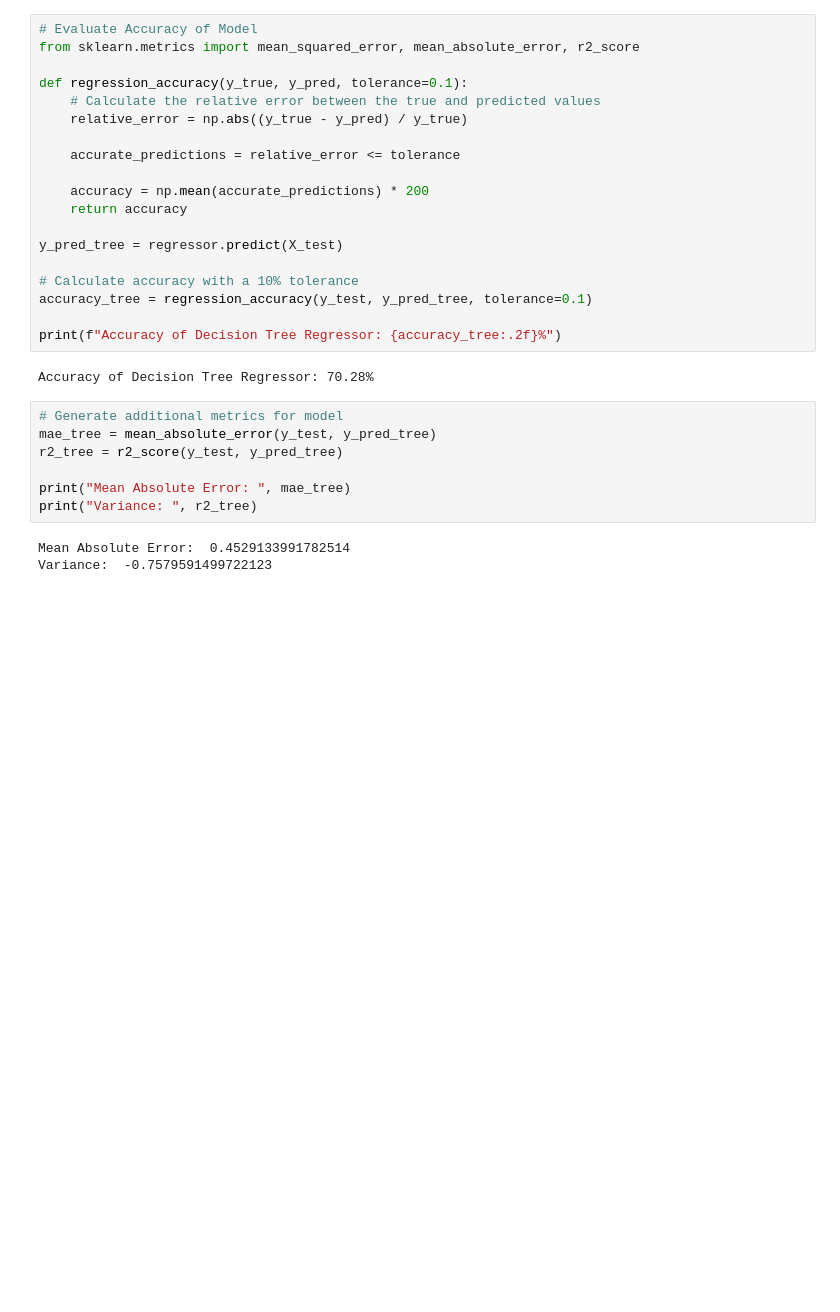
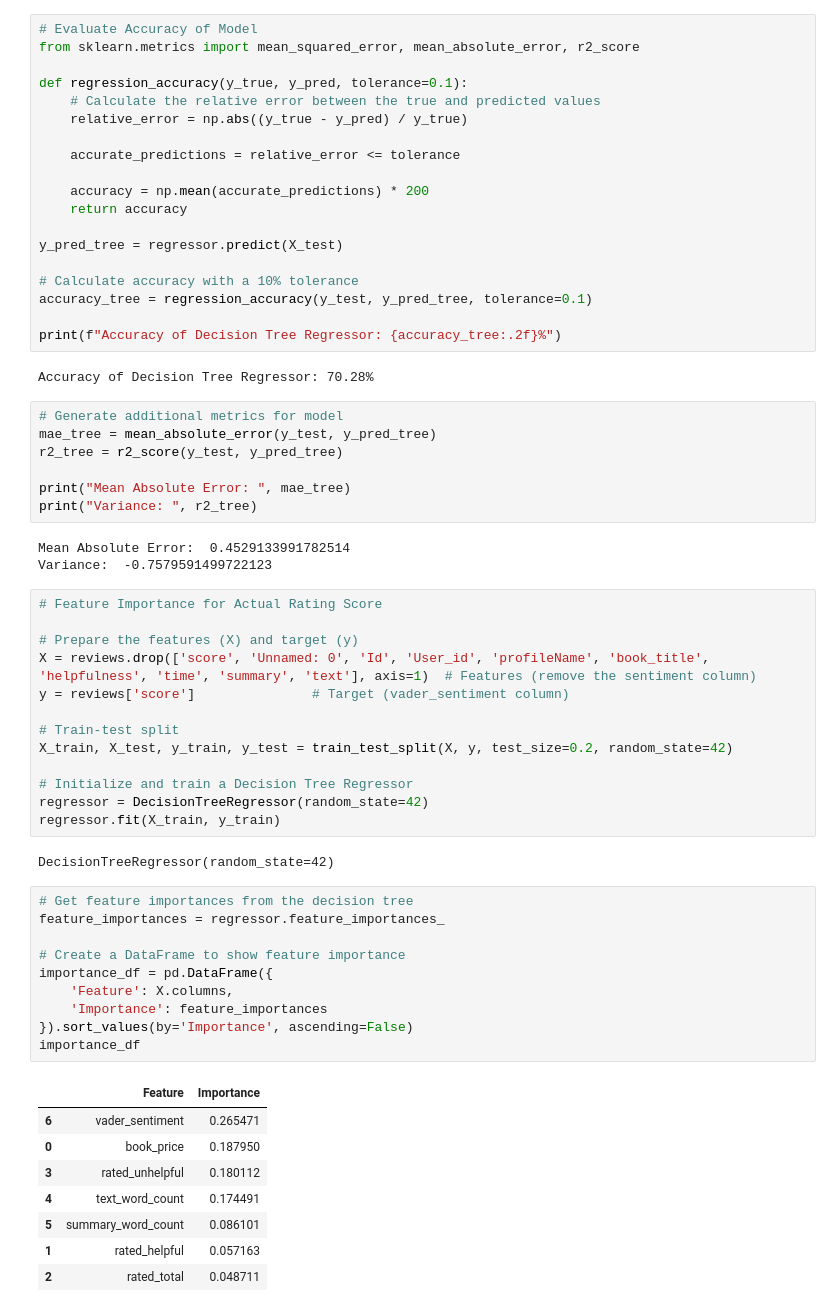
Before and after one commit to Monty-2003/DS_project1, a Jupyter notebook: SCRIPTS/modeling.ipynb, the cells around one changed output. Saved outputs shown, nothing was run; the diff lists cells and outputs as text; blank space fills up the shorter version.

```diff
--- a/SCRIPTS/modeling.ipynb
+++ b/SCRIPTS/modeling.ipynb
@@ -169,3 +170,37 @@ print("Variance: ", r2_tree)
 # %% [output]
 Mean Absolute Error:  0.4529133991782514
 Variance:  -0.7579591499722123
+# %%
+# Feature Importance for Actual Rating Score
+
+# Prepare the features (X) and target (y)
+X = reviews.drop(['score', 'Unnamed: 0', 'Id', 'User_id', 'profileName', 'book_title', 'helpfulness', 'time', 'summary', 'text'], axis=1)  # Features (remove the sentiment column)
+y = reviews['score']               # Target (vader_sentiment column)
+
+# Train-test split
+X_train, X_test, y_train, y_test = train_test_split(X, y, test_size=0.2, random_state=42)
+
+# Initialize and train a Decision Tree Regressor
+regressor = DecisionTreeRegressor(random_state=42)
+regressor.fit(X_train, y_train)
+# %% [output]
+DecisionTreeRegressor(random_state=42)
+# %%
+# Get feature importances from the decision tree
+feature_importances = regressor.feature_importances_
+
+# Create a DataFrame to show feature importance
+importance_df = pd.DataFrame({
+    'Feature': X.columns,
+    'Importance': feature_importances
+}).sort_values(by='Importance', ascending=False)
+importance_df
+# %% [output]
+|  | Feature | Importance |
+| 6 | vader_sentiment | 0.265471 |
+| 0 | book_price | 0.187950 |
+| 3 | rated_unhelpful | 0.180112 |
+| 4 | text_word_count | 0.174491 |
+| 5 | summary_word_count | 0.086101 |
+| 1 | rated_helpful | 0.057163 |
+| 2 | rated_total | 0.048711 |
```
Also changed, not shown: parts of 5 cells of this notebook.
